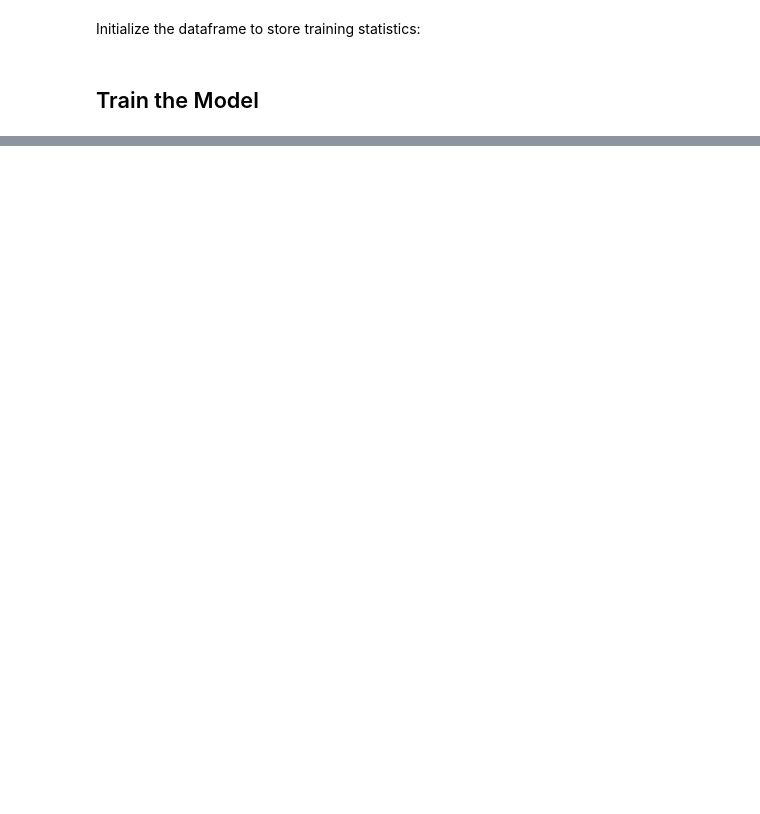
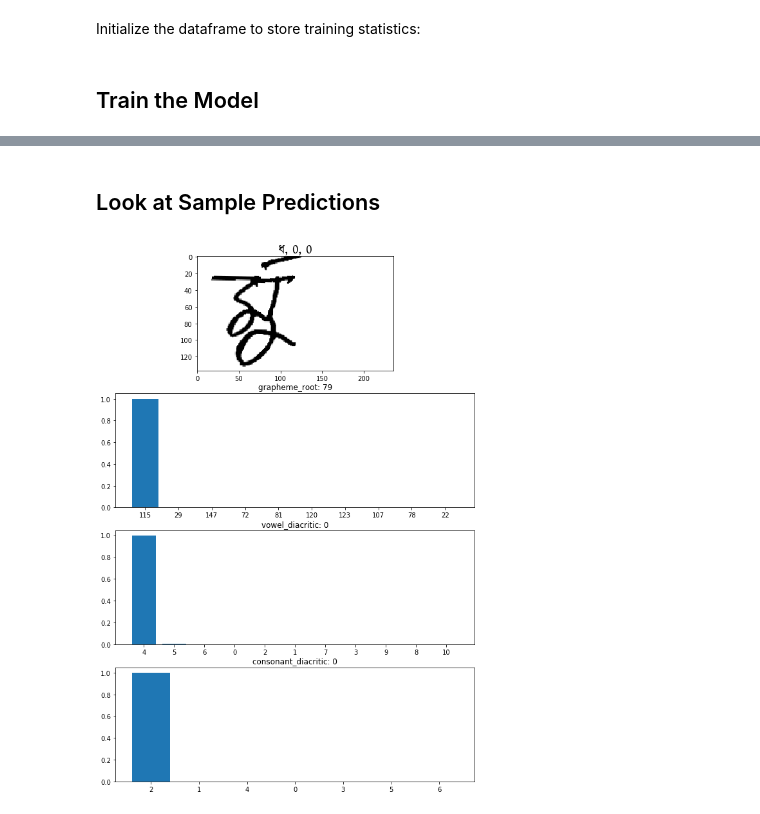
Before and after one commit to Lexie88rus/Bengali_AI_Competition, a Jupyter notebook: Bengali.AI Baseline Model.ipynb, the cells around one changed output, grey strips where cells are left out. Drawn from its saved outputs; the diff is of its cells as text; code cells hidden in the pictures; blank space fills up the shorter version.

```diff
--- a/Bengali.AI Baseline Model.ipynb
+++ b/Bengali.AI Baseline Model.ipynb
@@ -316,0 +395,75 @@ for epoch in range(epochs):
+# %% [markdown]
+## Look at Sample Predictions
+# %%
+# plot sample train data
+model.eval()
+for img, labels in testloader:
+    img, labels = inputs.to(device), [label.to(device) for label in labels]
+    grapheme_root, vowel_diacritic, consonant_diacritic  = model.forward(inputs)
+
+    img = img.cpu()
+    grapheme_root = grapheme_root.cpu()
+    vowel_diacritic = vowel_diacritic.cpu()
+    consonant_diacritic = consonant_diacritic.cpu()
+
+    # visualize the inputs
+    fig, axs = plt.subplots(4, 1, figsize=(10,15))
+    for i in range(0, img.shape[0]):
+        axs[0].imshow(TF.to_pil_image(img[i].reshape(HEIGHT, WIDTH)), cmap='gray')
+
+        prop = FontProperties()
+        prop.set_file('./kalpurush.ttf')
+        grapheme_root_str = class_map[(class_map.component_type == 'grapheme_root') \
+                                  & (class_map.label == int(labels[0][i]))].component.values[0]
+
+        vowel_diacritic_str = class_map[(class_map.component_type == 'vowel_diacritic') \
+                                  & (class_map.label == int(labels[1][i]))].component.values[0]
+
+        consonant_diacritic_str = class_map[(class_map.component_type == 'consonant_diacritic') \
+                                  & (class_map.label == int(labels[2][i]))].component.values[0]
+
+        axs[0].set_title('{}, {}, {}'.format(grapheme_root_str, vowel_diacritic_str, consonant_diacritic_str),
+                         fontproperties=prop, fontsize=20)
+
+        # analyze grapheme root prediction
+        ps_root = F.softmax(grapheme_root[i])
+        top10_p, top10_class = ps_root.topk(10, dim=0)
+
+        top10_p = top10_p.detach().numpy()
+        top10_class = top10_class.detach().numpy()
+
+        axs[1].bar(range(len(top10_p)), top10_p)
+        axs[1].set_xticks(range(len(top10_p)))
+        axs[1].set_xticklabels(top10_class)
+        axs[1].set_title('grapheme_root: {}'.format(labels[0][i]))
+
+        # analyze vowel prediction
+        ps_vowel = F.softmax(vowel_diacritic[i])
+        top11_p, top11_class = ps_vowel.topk(11, dim=0)
+
+        top11_p = top11_p.detach().numpy()
+        top11_class = top11_class.detach().numpy()
+
+        axs[2].bar(range(len(top11_p)), top11_p)
+        axs[2].set_xticks(range(len(top11_p)))
+        axs[2].set_xticklabels(top11_class)
+        axs[2].set_title('vowel_diacritic: {}'.format(labels[1][i]))
+
+        # analyze consonant prediction
+        ps_cons = F.softmax(consonant_diacritic[i])
+        top7_p, top7_class = ps_cons.topk(7, dim=0)
+
+        top7_p = top7_p.detach().numpy()
+        top7_class = top7_class.detach().numpy()
+
+        axs[3].bar(range(len(top7_p)), top7_p)
+        axs[3].set_xticks(range(len(top7_p)))
+        axs[3].set_xticklabels(top7_class)
+        axs[3].set_title('consonant_diacritic: {}'.format(labels[2][i]))
+
+        plt.show()
+        break;
+
+    break;
+# %% [output]
+[figure, added]
```
Also changed, not shown: parts of 20 cells of this notebook.
